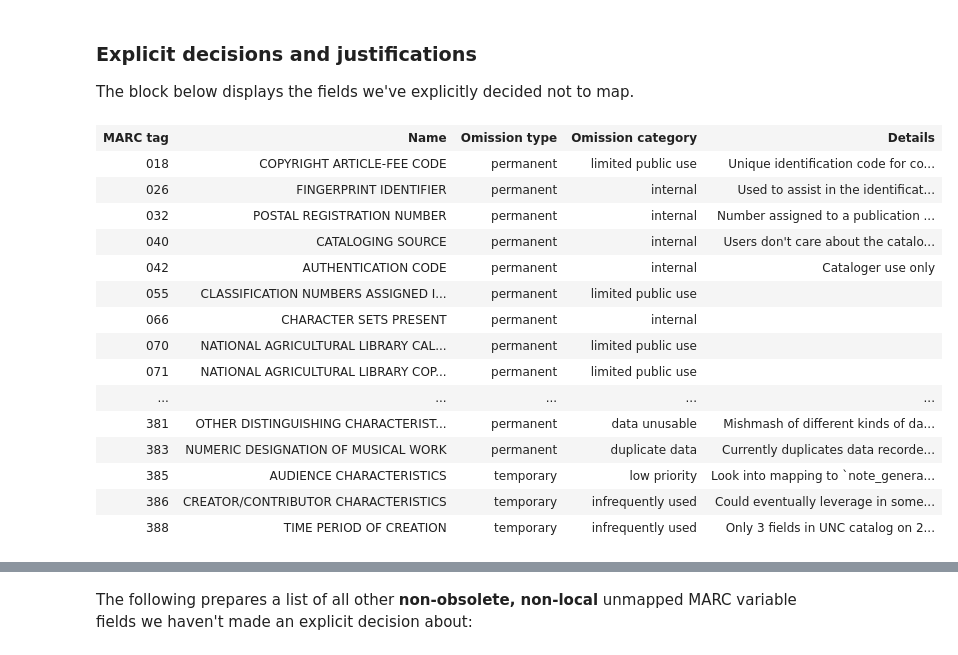
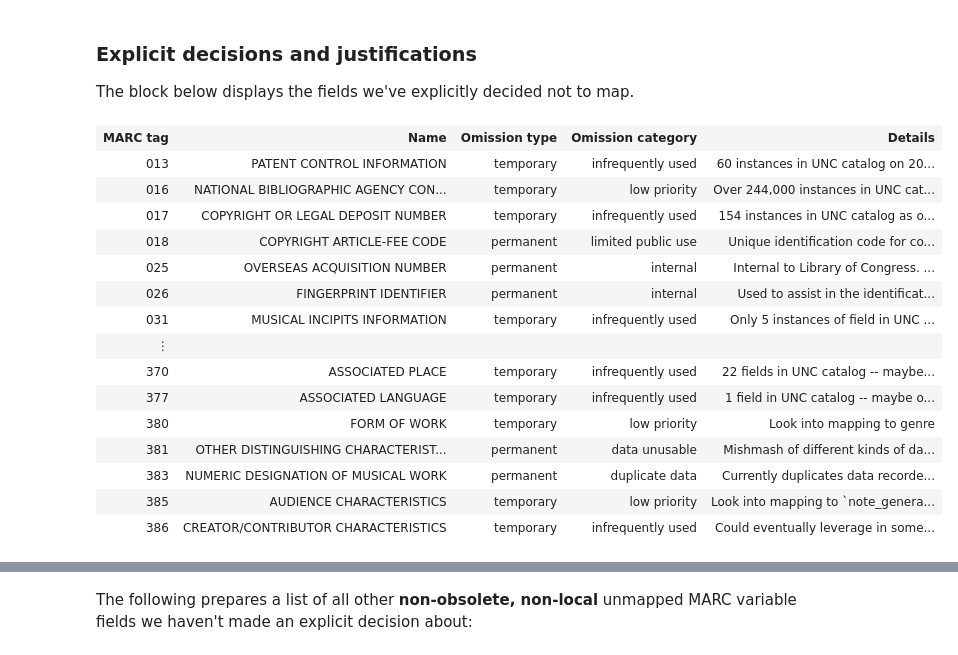
Before and after one commit to trln/data-documentation, a Jupyter notebook: marc/unmapped_marc.ipynb, the cells around one changed output, grey strips where cells are left out. Saved outputs shown, nothing was run; the diff lists cells and outputs as text; code cells hidden in the pictures.

Commit message:
work on schema and unmapped field decisions

```diff
--- a/marc/unmapped_marc.ipynb
+++ b/marc/unmapped_marc.ipynb
@@ -105,21 +110,21 @@ puts ""
 ### Explicit decisions and justifications <a class="anchor" id="unmapped-field-decisions"></a>
 The block below displays the fields we've explicitly decided not to map.
 # %%
-IRuby.display IRuby.table(unmapped_tag_table, maxrows: 100)
+IRuby.display IRuby.table(unmapped_tag_table)
 # %% [output]
 | MARC tag | Name | Omission type | Omission category | Details |
+| 013 | PATENT CONTROL INFORMATION | temporary | infrequently used | 60 instances in UNC catalog on 20... |
+| 016 | NATIONAL BIBLIOGRAPHIC AGENCY CON... | temporary | low priority | Over 244,000 instances in UNC cat... |
+| 017 | COPYRIGHT OR LEGAL DEPOSIT NUMBER | temporary | infrequently used | 154 instances in UNC catalog as o... |
 | 018 | COPYRIGHT ARTICLE-FEE CODE | permanent | limited public use | Unique identification code for co... |
+| 025 | OVERSEAS ACQUISITION NUMBER | permanent | internal | Internal to Library of Congress. ... |
 | 026 | FINGERPRINT IDENTIFIER | permanent | internal | Used to assist in the identificat... |
-| 032 | POSTAL REGISTRATION NUMBER | permanent | internal | Number assigned to a publication ... |
-| 040 | CATALOGING SOURCE | permanent | internal | Users don't care about the catalo... |
-| 042 | AUTHENTICATION CODE | permanent | internal | Cataloger use only |
-| 055 | CLASSIFICATION NUMBERS ASSIGNED I... | permanent | limited public use |  |
-| 066 | CHARACTER SETS PRESENT | permanent | internal |  |
-| 070 | NATIONAL AGRICULTURAL LIBRARY CAL... | permanent | limited public use |  |
-| 071 | NATIONAL AGRICULTURAL LIBRARY COP... | permanent | limited public use |  |
-| ... | ... | ... | ... | ... |
+| 031 | MUSICAL INCIPITS INFORMATION | temporary | infrequently used | Only 5 instances of field in UNC ... |
+| ⋮ |  |  |  |  |
+| 370 | ASSOCIATED PLACE | temporary | infrequently used | 22 fields in UNC catalog -- maybe... |
+| 377 | ASSOCIATED LANGUAGE | temporary | infrequently used | 1 field in UNC catalog -- maybe o... |
+| 380 | FORM OF WORK | temporary | low priority | Look into mapping to genre |
 | 381 | OTHER DISTINGUISHING CHARACTERIST... | permanent | data unusable | Mishmash of different kinds of da... |
 | 383 | NUMERIC DESIGNATION OF MUSICAL WORK | permanent | duplicate data | Currently duplicates data recorde... |
 | 385 | AUDIENCE CHARACTERISTICS | temporary | low priority | Look into mapping to `note_genera... |
 | 386 | CREATOR/CONTRIBUTOR CHARACTERISTICS | temporary | infrequently used | Could eventually leverage in some... |
-| 388 | TIME PERIOD OF CREATION | temporary | infrequently used | Only 3 fields in UNC catalog on 2... |
```
Also changed, not shown: parts of 11 cells of this notebook, 5 other files.
